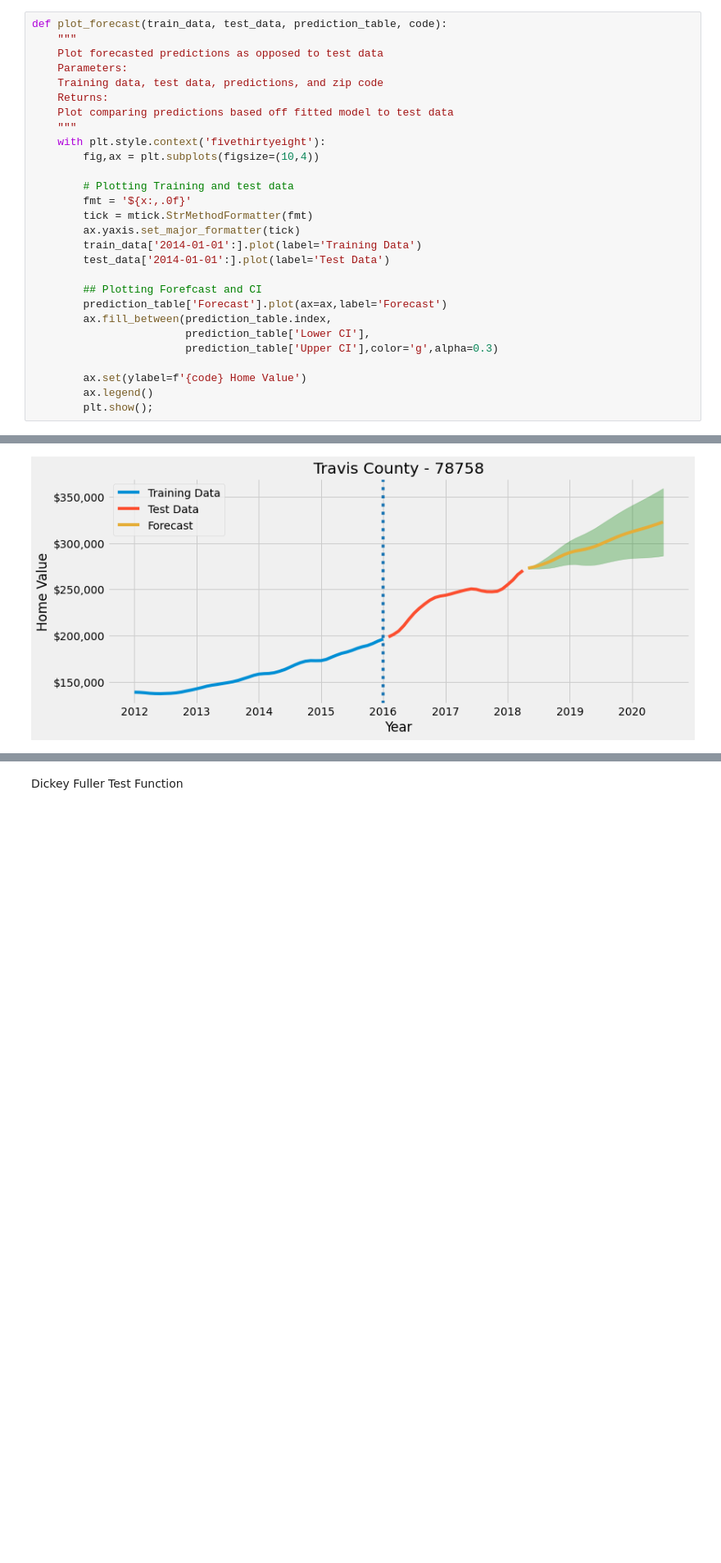
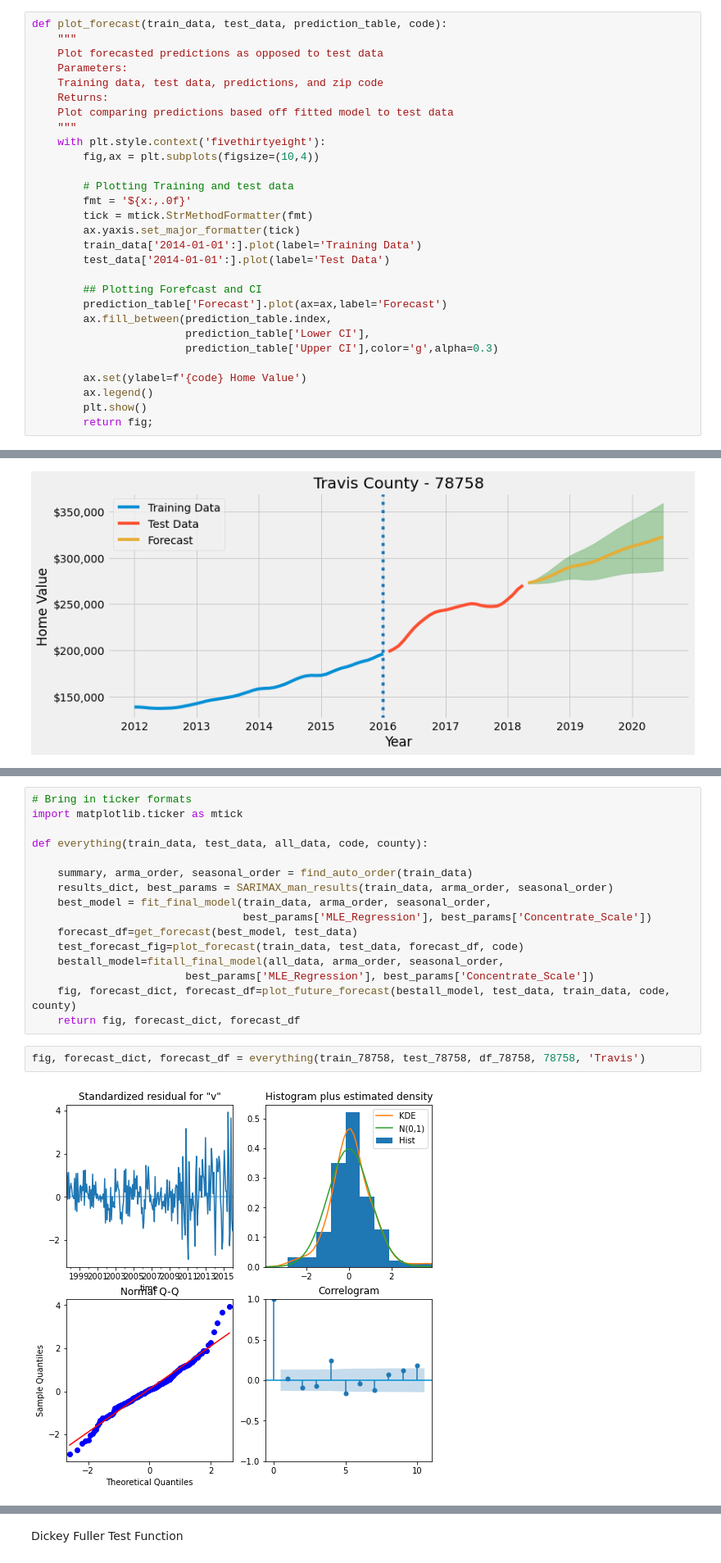
Before and after one commit to kuninethan95/Time_Series_Model, a Jupyter notebook: time-series/starter_notebook.ipynb, the cells around one changed output, grey strips where cells are left out. Shown at 82% size. Cells and saved outputs as stored; diff of their text form; blank space fills up the shorter version.

```diff
--- a/time-series/starter_notebook.ipynb
+++ b/time-series/starter_notebook.ipynb
@@ -1010,7 +992,8 @@ def plot_forecast(train_data, test_data, prediction_table, code):
 
         ax.set(ylabel=f'{code} Home Value')
         ax.legend()
-        plt.show();
+        plt.show()
+        return fig;
 # %%
 plot_forecast(train_78758, test_78758, test_forecast_78758, 78758)
 # %% [output]
@@ -1095,0 +1081,20 @@ fig_78758, future_78758, forecast_df_78758 = plot_future_forecast(finall_model_7
+# %%
+# Bring in ticker formats
+import matplotlib.ticker as mtick
+
+def everything(train_data, test_data, all_data, code, county):
+
+    summary, arma_order, seasonal_order = find_auto_order(train_data)
+    results_dict, best_params = SARIMAX_man_results(train_data, arma_order, seasonal_order)
+    best_model = fit_final_model(train_data, arma_order, seasonal_order,
+                                 best_params['MLE_Regression'], best_params['Concentrate_Scale'])
+    forecast_df=get_forecast(best_model, test_data)
+    test_forecast_fig=plot_forecast(train_data, test_data, forecast_df, code)
+    bestall_model=fitall_final_model(all_data, arma_order, seasonal_order,
+                        best_params['MLE_Regression'], best_params['Concentrate_Scale'])
+    fig, forecast_dict, forecast_df=plot_future_forecast(bestall_model, test_data, train_data, code, county)
+    return fig, forecast_dict, forecast_df
+# %%
+fig, forecast_dict, forecast_df = everything(train_78758, test_78758, df_78758, 78758, 'Travis')
+# %% [output]
+[figure, added]
```
Also changed, not shown: parts of 3 cells of this notebook.
